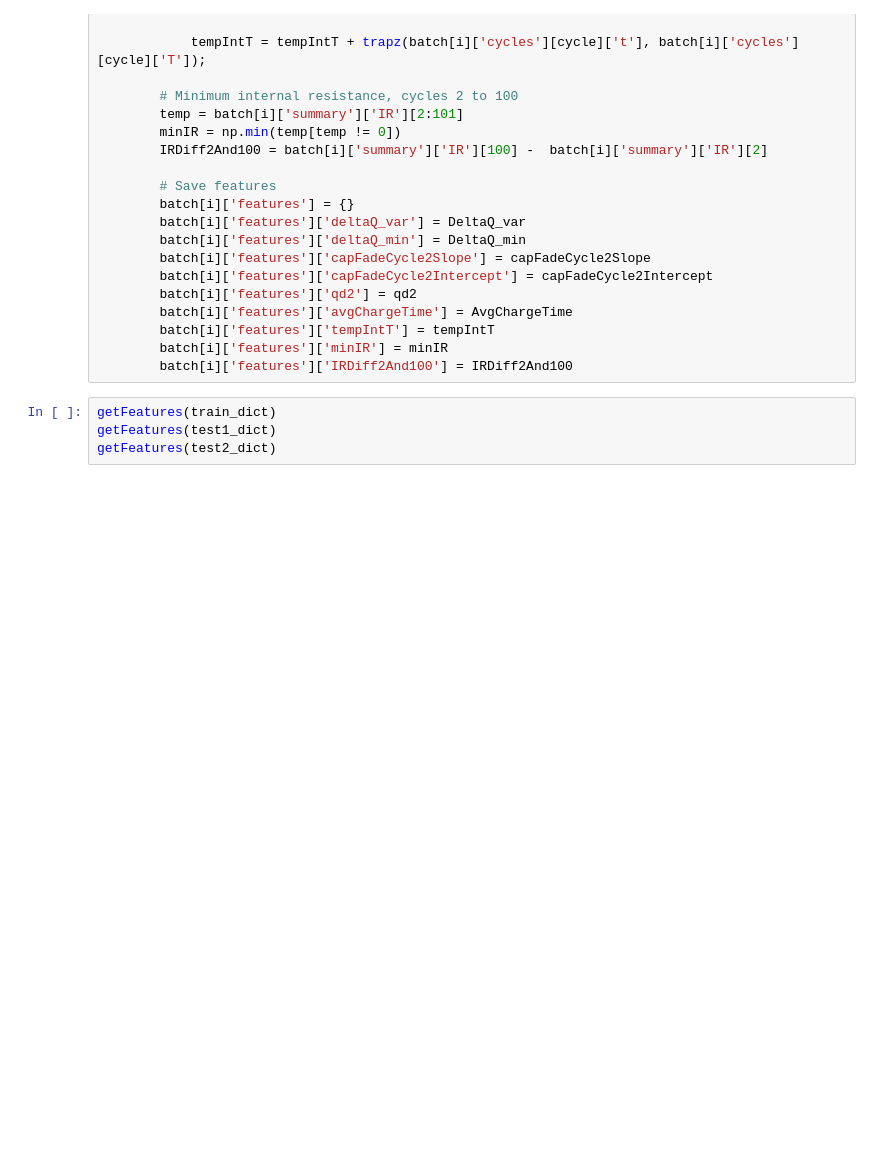
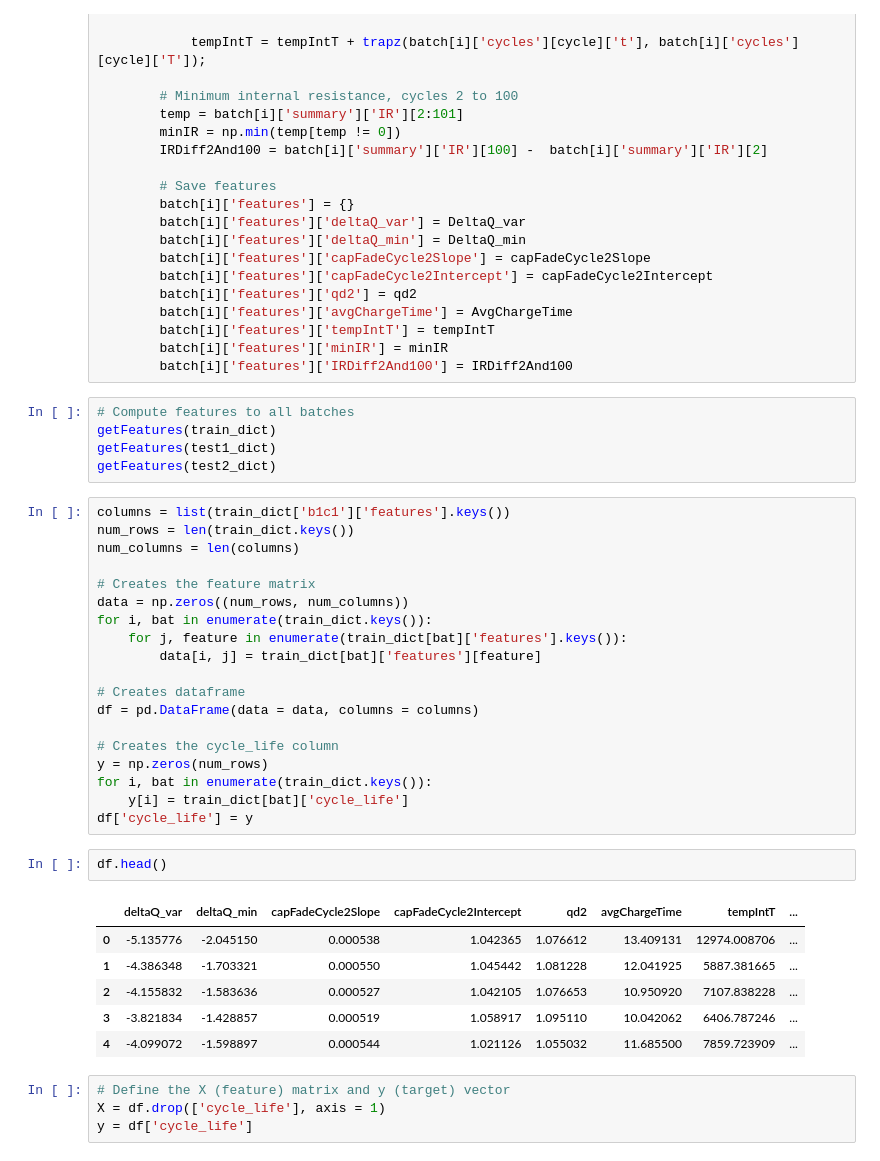
Before and after one commit to JoaoP-Silva/battery-aging-studies, a Jupyter notebook: battery-aging-studies.ipynb, the cells around one changed output. Cells and saved outputs as stored; diff of their text form; blank space fills up the shorter version.

```diff
--- a/battery-aging-studies.ipynb
+++ b/battery-aging-studies.ipynb
@@ -295,6 +329,39 @@ def getFeatures(batch):
         batch[i]['features']['minIR'] = minIR
         batch[i]['features']['IRDiff2And100'] = IRDiff2And100
 # %%
+# Compute features to all batches
 getFeatures(train_dict)
 getFeatures(test1_dict)
 getFeatures(test2_dict)
+# %%
+columns = list(train_dict['b1c1']['features'].keys())
+num_rows = len(train_dict.keys())
+num_columns = len(columns)
+
+# Creates the feature matrix
+data = np.zeros((num_rows, num_columns))
+for i, bat in enumerate(train_dict.keys()):
+    for j, feature in enumerate(train_dict[bat]['features'].keys()):
+        data[i, j] = train_dict[bat]['features'][feature]
+
+# Creates dataframe
+df = pd.DataFrame(data = data, columns = columns)
+
+# Creates the cycle_life column
+y = np.zeros(num_rows)
+for i, bat in enumerate(train_dict.keys()):
+    y[i] = train_dict[bat]['cycle_life']
+df['cycle_life'] = y
+# %%
+df.head()
+# %% [output]
+|  | deltaQ_var | deltaQ_min | capFadeCycle2Slope | capFadeCycle2Intercept | qd2 | avgChargeTime | tempIntT | ... |
+| 0 | -5.135776 | -2.045150 | 0.000538 | 1.042365 | 1.076612 | 13.409131 | 12974.008706 | ... |
+| 1 | -4.386348 | -1.703321 | 0.000550 | 1.045442 | 1.081228 | 12.041925 | 5887.381665 | ... |
+| 2 | -4.155832 | -1.583636 | 0.000527 | 1.042105 | 1.076653 | 10.950920 | 7107.838228 | ... |
+| 3 | -3.821834 | -1.428857 | 0.000519 | 1.058917 | 1.095110 | 10.042062 | 6406.787246 | ... |
+| 4 | -4.099072 | -1.598897 | 0.000544 | 1.021126 | 1.055032 | 11.685500 | 7859.723909 | ... |
+# %%
+# Define the X (feature) matrix and y (target) vector
+X = df.drop(['cycle_life'], axis = 1)
+y = df['cycle_life']
```
Also changed, not shown: parts of 23 cells of this notebook.
